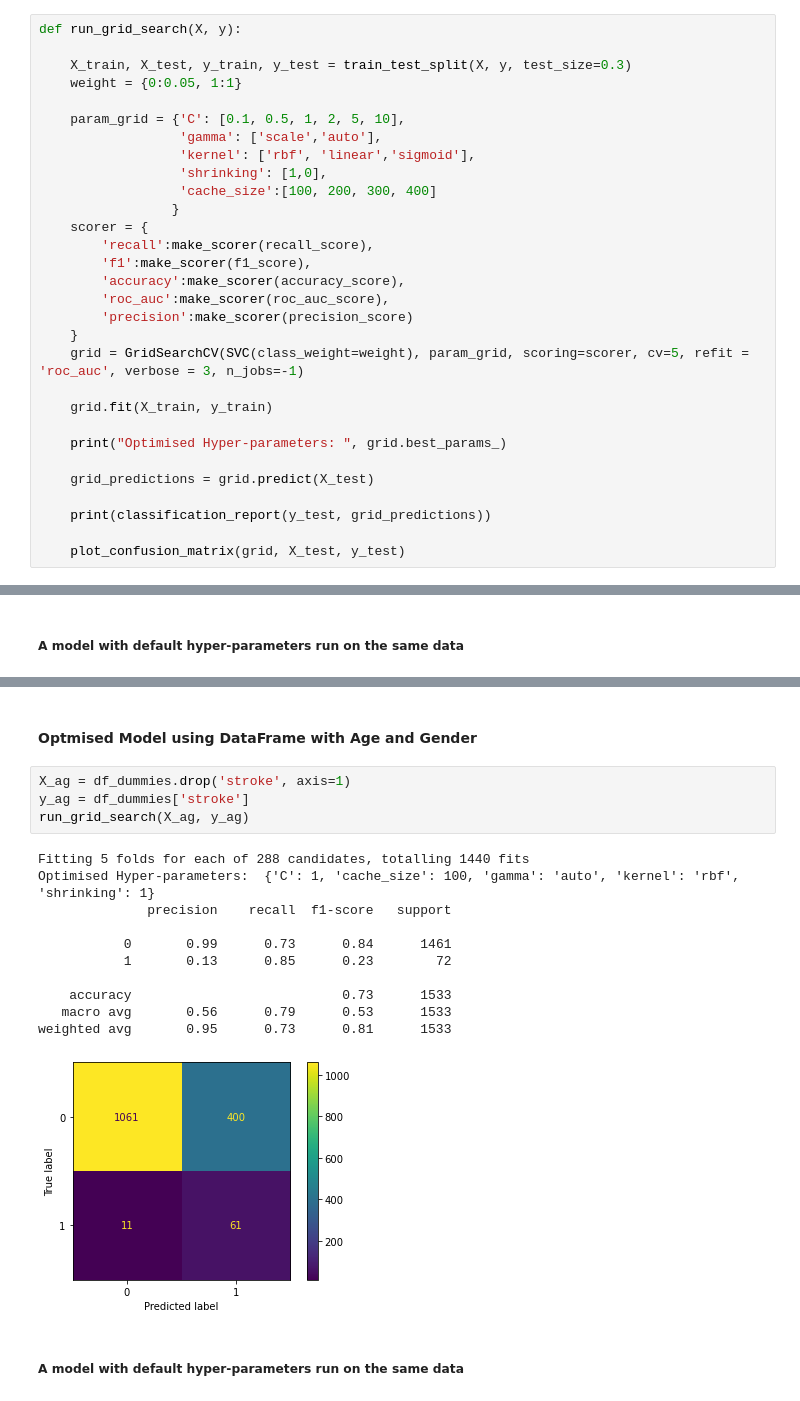
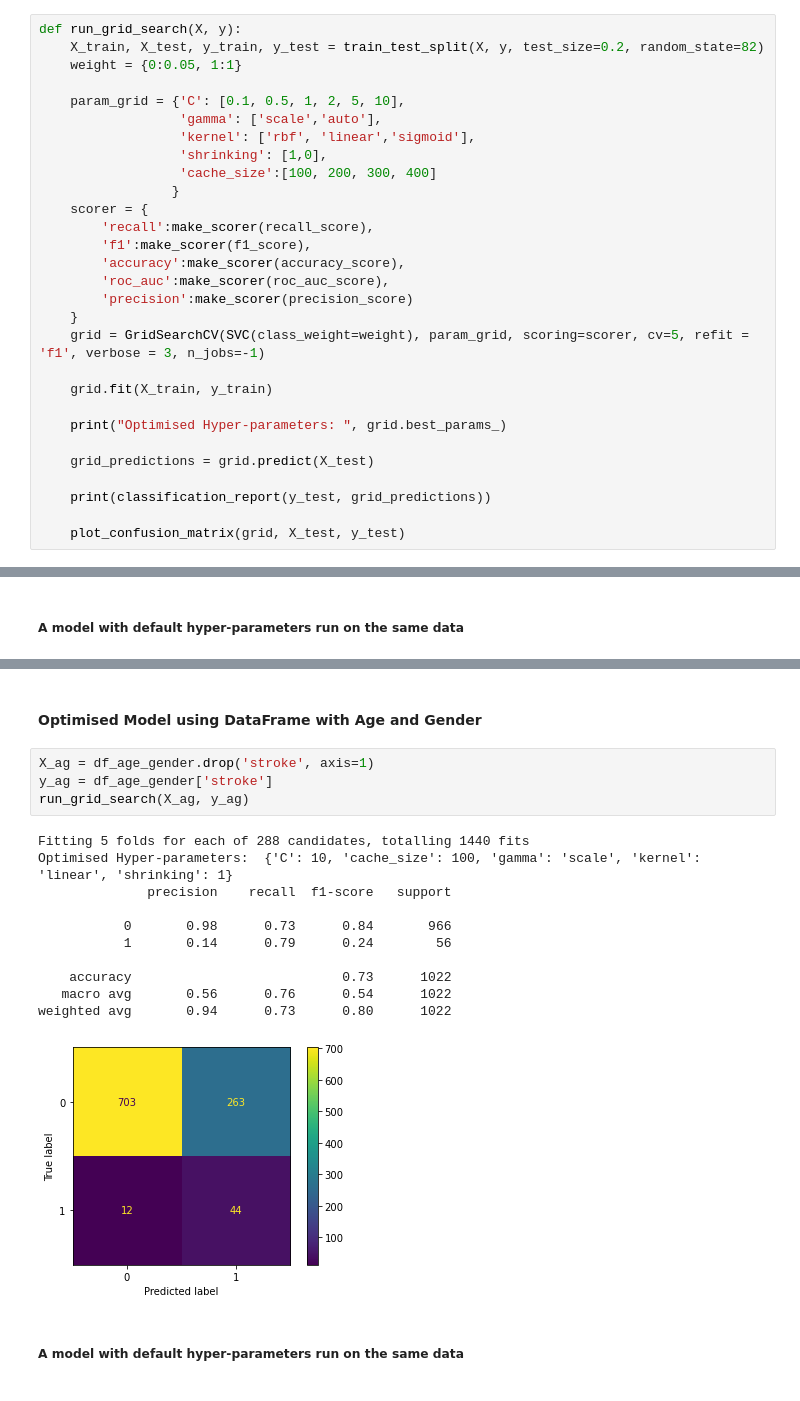
Before and after one commit to AaronNorwood/SIT307GroupAssignment2, a Jupyter notebook: Linden_SVM.ipynb, the cells around one changed output, grey strips where cells are left out. Cells and saved outputs as stored; diff of their text form.

```diff
--- a/Linden_SVM.ipynb
+++ b/Linden_SVM.ipynb
@@ -229,8 +222,7 @@ def run_model(model, X, y):
 ## Grid Search for optimising model metrics
 # %%
 def run_grid_search(X, y):
-
-    X_train, X_test, y_train, y_test = train_test_split(X, y, test_size=0.3)
+    X_train, X_test, y_train, y_test = train_test_split(X, y, test_size=0.2, random_state=82)
     weight = {0:0.05, 1:1}
 
     param_grid = {'C': [0.1, 0.5, 1, 2, 5, 10],
@@ -246,7 +238,7 @@ def run_grid_search(X, y):
         'roc_auc':make_scorer(roc_auc_score),
         'precision':make_scorer(precision_score)
     }
-    grid = GridSearchCV(SVC(class_weight=weight), param_grid, scoring=scorer, cv=5, refit = 'roc_auc', verbose = 3, n_jobs=-1)
+    grid = GridSearchCV(SVC(class_weight=weight), param_grid, scoring=scorer, cv=5, refit = 'f1', verbose = 3, n_jobs=-1)
 
     grid.fit(X_train, y_train)
 
@@ -326,21 +315,21 @@ weighted avg       0.93      0.78      0.84      1533
 # %% [markdown]
-<h4>Optmised Model using DataFrame with Age and Gender
+<h4>Optimised Model using DataFrame with Age and Gender
 # %%
-X_ag = df_dummies.drop('stroke', axis=1)
-y_ag = df_dummies['stroke']
+X_ag = df_age_gender.drop('stroke', axis=1)
+y_ag = df_age_gender['stroke']
 run_grid_search(X_ag, y_ag)
 # %% [output]
 Fitting 5 folds for each of 288 candidates, totalling 1440 fits
-Optimised Hyper-parameters:  {'C': 1, 'cache_size': 100, 'gamma': 'auto', 'kernel': 'rbf', 'shrinking': 1}
+Optimised Hyper-parameters:  {'C': 10, 'cache_size': 100, 'gamma': 'scale', 'kernel': 'linear', 'shrinking': 1}
               precision    recall  f1-score   support
 
-           0       0.99      0.73      0.84      1461
-           1       0.13      0.85      0.23        72
+           0       0.98      0.73      0.84       966
+           1       0.14      0.79      0.24        56
 
-    accuracy                           0.73      1533
-   macro avg       0.56      0.79      0.53      1533
-weighted avg       0.95      0.73      0.81      1533
+    accuracy                           0.73      1022
+   macro avg       0.56      0.76      0.54      1022
+weighted avg       0.94      0.73      0.80      1022
-[figure, old version]
+[figure, new version]
 # %% [markdown]
 <h5>A model with default hyper-parameters run on the same data
 # %%
```
Also changed, not shown: parts of 14 cells of this notebook.
